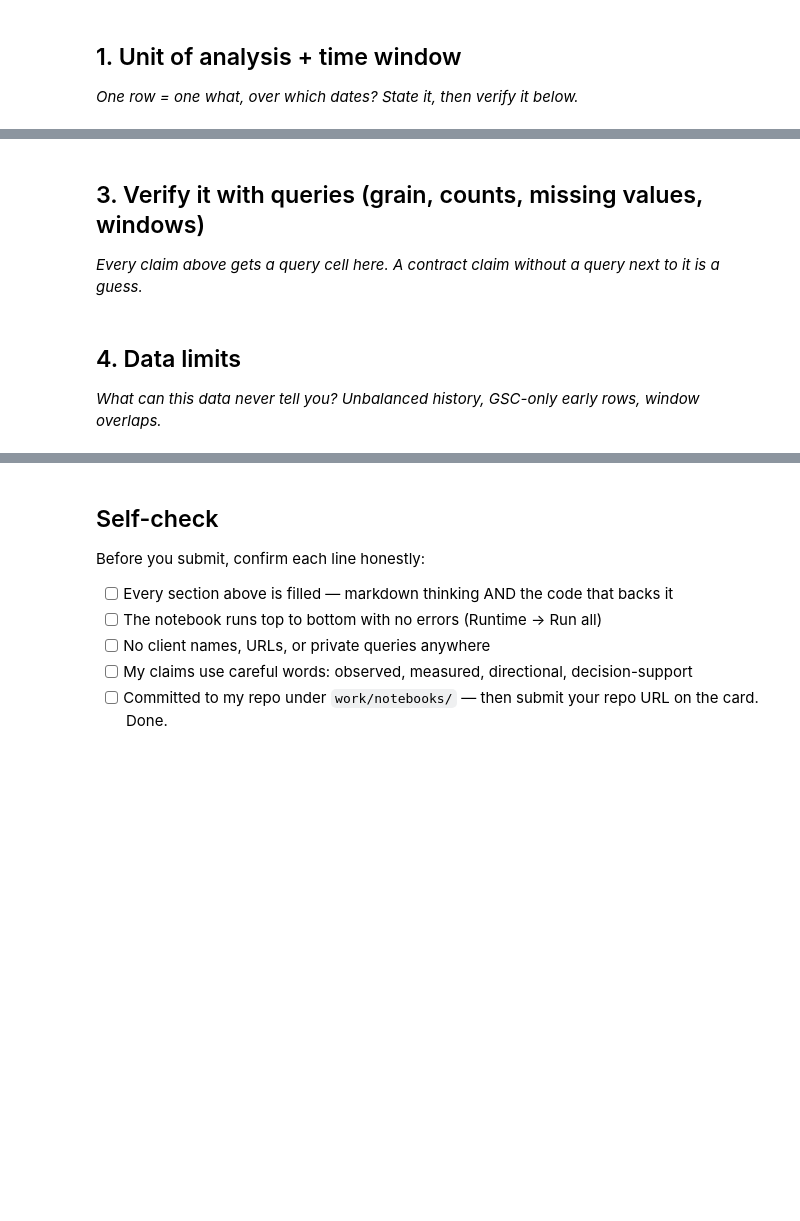
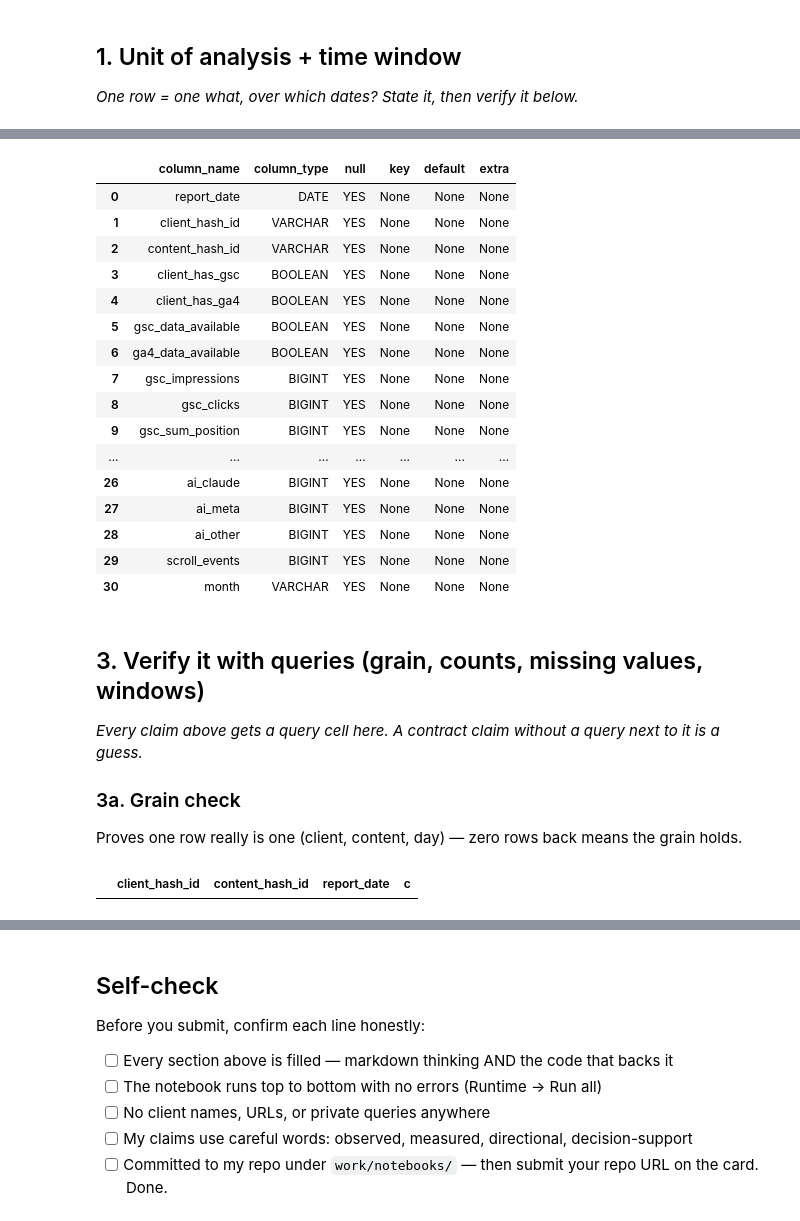
Before and after one commit to Hafiz-Taha-Hussain/Flyrank-Work, a Jupyter notebook: work/notebooks/w03_data_contract.ipynb, the cells around one changed output, grey strips where cells are left out. Drawn from its saved outputs; the diff is of its cells as text; code cells hidden in the pictures; blank space fills up the shorter version.

```diff
--- a/work/notebooks/w03_data_contract.ipynb
+++ b/work/notebooks/w03_data_contract.ipynb
@@ -6,3 +6,25 @@
 This skeleton is yours to fill. Work the sections **in order** — each one has a one-line hint. Simple words, honest numbers.
 
 > Working with an AI assistant? Tell it to read `skills/README.md` first and load the one skill this assignment names on its card.
+# %%
+!pip install -q duckdb huggingface_hub
+
+import duckdb
+from huggingface_hub import login, HfApi
+
+# In Colab: key icon on the left -> add a secret named HF_TOKEN -> toggle "notebook access" on.
+# Never paste the token itself into a cell — this repo is public.
+from google.colab import userdata
+HF_TOKEN = userdata.get("HF-TOKEN")
+login(token=HF_TOKEN)
+
+REPO_ID = "FlyRank/internship-warehouse"
+api = HfApi()
+files = api.list_repo_files(repo_id=REPO_ID, repo_type="dataset")
+
+# Show the fact table's files so we can see the real partition naming
+# (e.g. whether it's month=2026-03 style Hive partitioning) before writing any query.
+fact_files = [f for f in files if "fact_content_daily_performance" in f and "sample" not in f]
+print(f"{len(fact_files)} fact table files found. First 15:")
+for f in fact_files[:15]:
+    print(" ", f)
@@ -8,0 +48,10 @@ This skeleton is yours to fill. Work the sections **in order** — each one has
+# %%
+con = duckdb.connect()
+con.sql("INSTALL httpfs; LOAD httpfs;")
+con.sql(f"""CREATE OR REPLACE SECRET hf_token (TYPE HUGGINGFACE, TOKEN '{HF_TOKEN}');""")
+
+# Adjust this glob to match whatever partition pattern the file listing above actually shows.
+MARCH_GLOB = f"hf://datasets/{REPO_ID}/**/month=2026-03/*.parquet"
+
+# Quick smoke test: does this path resolve to anything at all?
+con.sql(f"SELECT COUNT(*) AS row_count FROM '{MARCH_GLOB}'").df()
@@ -17,8 +123,39 @@ This skeleton is yours to fill. Work the sections **in order** — each one has
+# %%
+# Real schema check — confirms which of the column names above actually exist,
+# and surfaces any I guessed wrong so the bucket list above can be corrected.
+con.sql(f"DESCRIBE SELECT * FROM '{MARCH_GLOB}' LIMIT 0").df()
+# %% [output]
+|  | column_name | column_type | null | key | default | extra |
+| 0 | report_date | DATE | YES | None | None | None |
+| 1 | client_hash_id | VARCHAR | YES | None | None | None |
+| 2 | content_hash_id | VARCHAR | YES | None | None | None |
+| 3 | client_has_gsc | BOOLEAN | YES | None | None | None |
+| 4 | client_has_ga4 | BOOLEAN | YES | None | None | None |
+| 5 | gsc_data_available | BOOLEAN | YES | None | None | None |
+| 6 | ga4_data_available | BOOLEAN | YES | None | None | None |
+| 7 | gsc_impressions | BIGINT | YES | None | None | None |
+| 8 | gsc_clicks | BIGINT | YES | None | None | None |
+| 9 | gsc_sum_position | BIGINT | YES | None | None | None |
+| ... | ... | ... | ... | ... | ... | ... |
+| 26 | ai_claude | BIGINT | YES | None | None | None |
+| 27 | ai_meta | BIGINT | YES | None | None | None |
+| 28 | ai_other | BIGINT | YES | None | None | None |
+| 29 | scroll_events | BIGINT | YES | None | None | None |
+| 30 | month | VARCHAR | YES | None | None | None |
 # %% [markdown]
 ## 3. Verify it with queries (grain, counts, missing values, windows)
 
 *Every claim above gets a query cell here. A contract claim without a query next to it is a guess.*
+
+### 3a. Grain check
+Proves one row really is one (client, content, day) — zero rows back means the grain holds.
-# %% [markdown]
-## 4. Data limits
-
-*What can this data never tell you? Unbalanced history, GSC-only early rows, window overlaps.*
+# %%
+con.sql(f"""
+SELECT client_hash_id, content_hash_id, report_date, COUNT(*) AS c
+FROM '{MARCH_GLOB}'
+GROUP BY client_hash_id, content_hash_id, report_date
+HAVING COUNT(*) > 1
+LIMIT 5
+""").df()
+# %% [output]
+|  | client_hash_id | content_hash_id | report_date | c |
```
Also changed, not shown: parts of 17 cells of this notebook.
